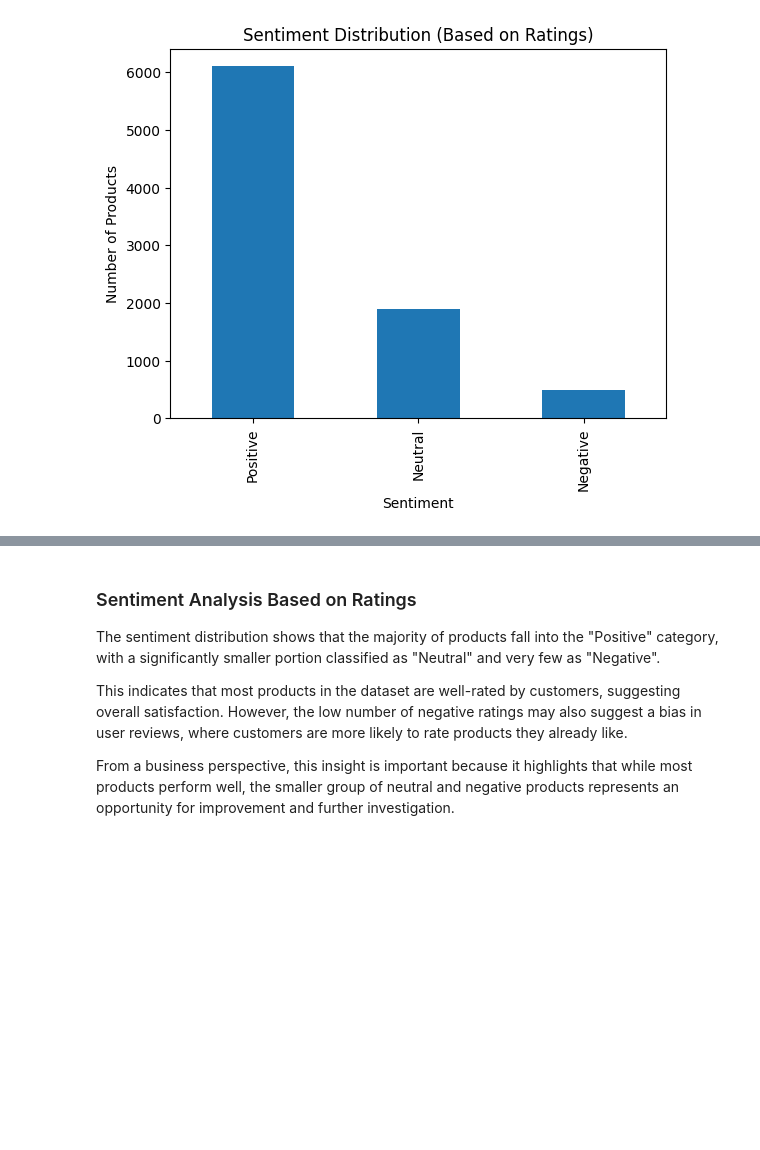
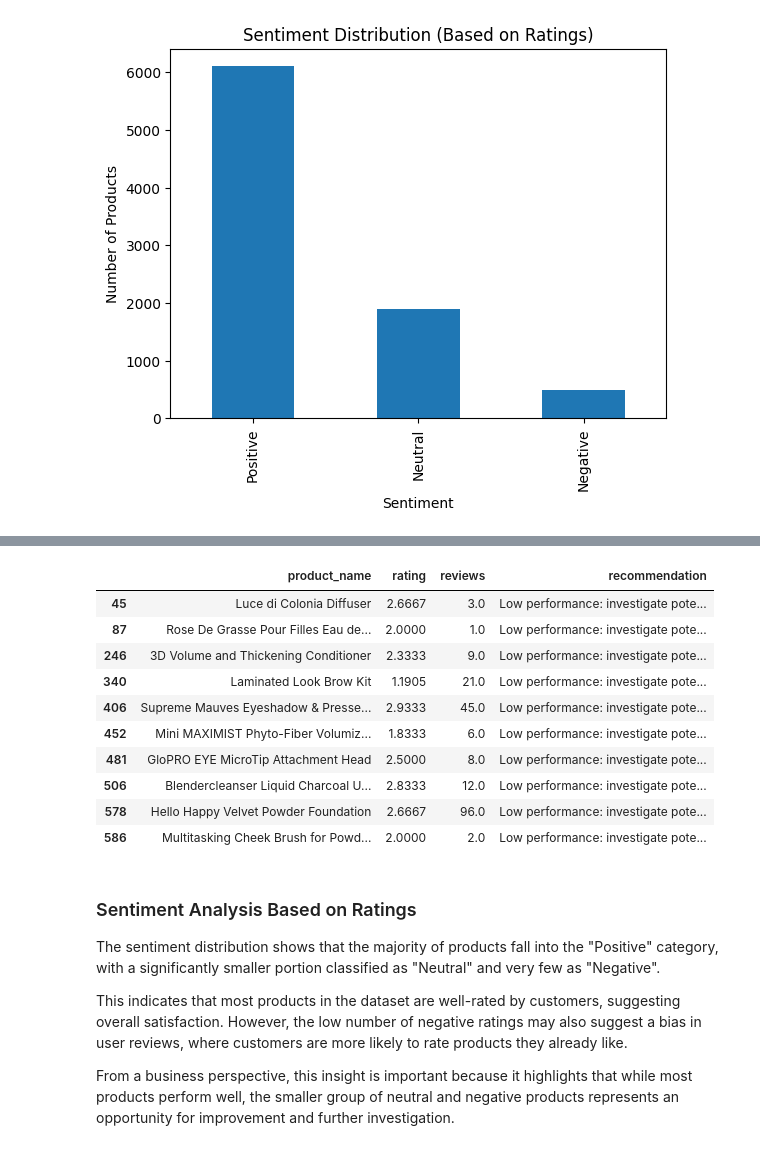
Before and after one commit to Jheyneopc/product-feedback-insights, a Jupyter notebook: notebooks/analysis.ipynb, the cells around one changed output, grey strips where cells are left out. Cells and saved outputs as stored; diff of their text form; code cells hidden in the pictures; blank space fills up the shorter version.

```diff
--- a/notebooks/analysis.ipynb
+++ b/notebooks/analysis.ipynb
@@ -164,3 +228,20 @@ plt.show()
+# %%
+# Identify low-performing products for business action
+df[df['recommendation'].str.contains("Low performance")][
+    ['product_name','rating','reviews','recommendation']
+].head(10)
+# %% [output]
+|  | product_name | rating | reviews | recommendation |
+| 45 | Luce di Colonia Diffuser | 2.6667 | 3.0 | Low performance: investigate pote... |
+| 87 | Rose De Grasse Pour Filles Eau de... | 2.0000 | 1.0 | Low performance: investigate pote... |
+| 246 | 3D Volume and Thickening Conditioner | 2.3333 | 9.0 | Low performance: investigate pote... |
+| 340 | Laminated Look Brow Kit | 1.1905 | 21.0 | Low performance: investigate pote... |
+| 406 | Supreme Mauves Eyeshadow & Presse... | 2.9333 | 45.0 | Low performance: investigate pote... |
+| 452 | Mini MAXIMIST Phyto-Fiber Volumiz... | 1.8333 | 6.0 | Low performance: investigate pote... |
+| 481 | GloPRO EYE MicroTip Attachment Head | 2.5000 | 8.0 | Low performance: investigate pote... |
+| 506 | Blendercleanser Liquid Charcoal U... | 2.8333 | 12.0 | Low performance: investigate pote... |
+| 578 | Hello Happy Velvet Powder Foundation | 2.6667 | 96.0 | Low performance: investigate pote... |
+| 586 | Multitasking Cheek Brush for Powd... | 2.0000 | 2.0 | Low performance: investigate pote... |
 # %% [markdown]
 ### Sentiment Analysis Based on Ratings
 
```
Also changed, not shown: parts of 10 cells of this notebook.
